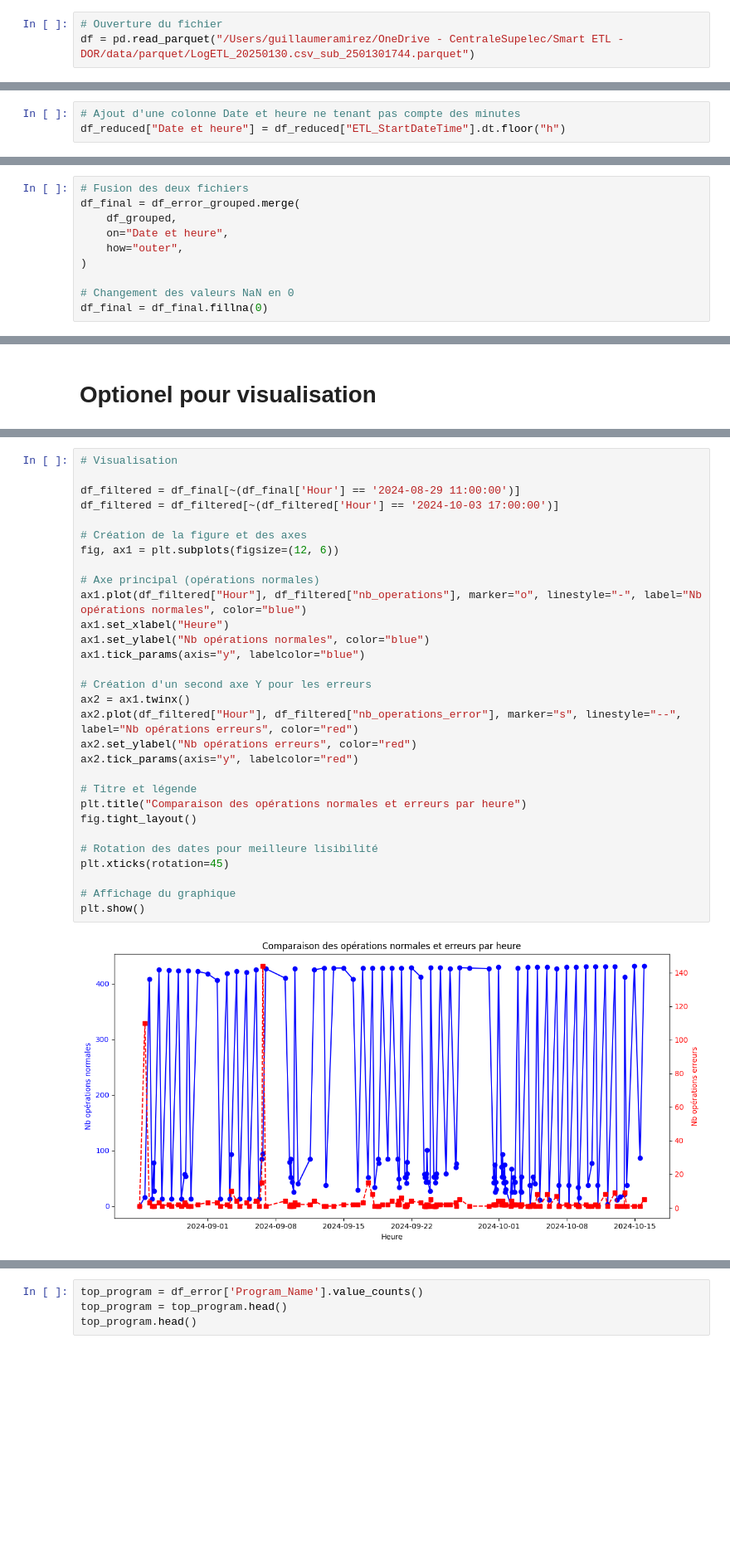
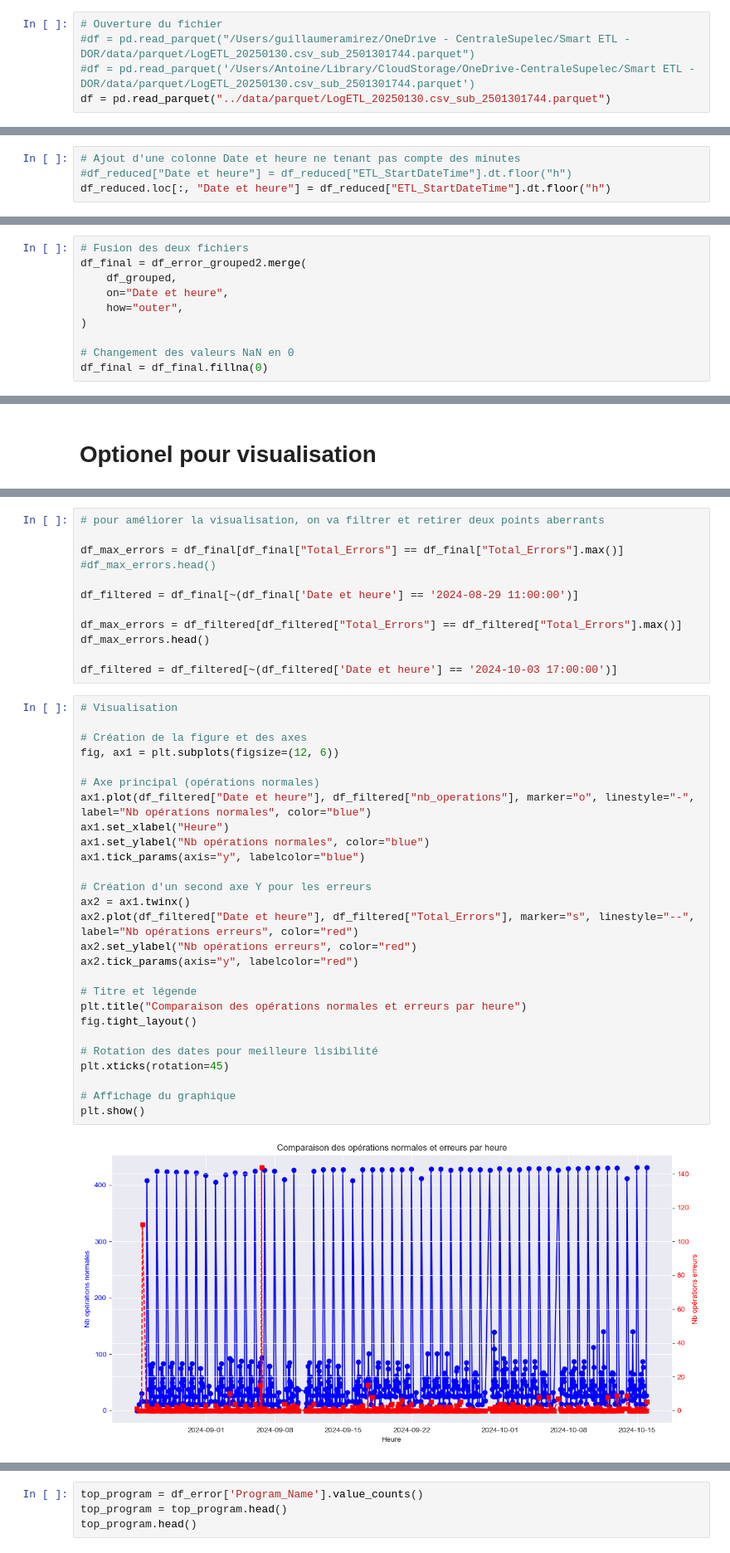
Before and after one commit to AntoineValette/projet_industriel, a Jupyter notebook: notebook/fusion_log-logerror.ipynb, the cells around one changed output, grey strips where cells are left out. Shown at 83% size. Cells and saved outputs as stored; diff of their text form; blank space fills up the shorter version.

Commit message:
vérification que tout le notebook fonctionne avec le dataset enrichi (plus de colonnes sur les erreurs). On a donc un dataset (1249, 97)

```diff
--- a/notebook/fusion_log-logerror.ipynb
+++ b/notebook/fusion_log-logerror.ipynb
@@ -345,6 +345,8 @@ Taille de resulat=false est de 0, c'est good
 # %%
 # Ouverture du fichier
-df = pd.read_parquet("/Users/guillaumeramirez/OneDrive - CentraleSupelec/Smart ETL - DOR/data/parquet/LogETL_20250130.csv_sub_2501301744.parquet")
+#df = pd.read_parquet("/Users/guillaumeramirez/OneDrive - CentraleSupelec/Smart ETL - DOR/data/parquet/LogETL_20250130.csv_sub_2501301744.parquet")
+#df = pd.read_parquet('/Users/Antoine/Library/CloudStorage/OneDrive-CentraleSupelec/Smart ETL - DOR/data/parquet/LogETL_20250130.csv_sub_2501301744.parquet')
+df = pd.read_parquet("../data/parquet/LogETL_20250130.csv_sub_2501301744.parquet")
 # %%
 df.head()
 # %% [output]
@@ -383,7 +385,8 @@ df_reduced.head()
 5 rows × 28 columns
 # %%
 # Ajout d'une colonne Date et heure ne tenant pas compte des minutes
-df_reduced["Date et heure"] = df_reduced["ETL_StartDateTime"].dt.floor("h")
+#df_reduced["Date et heure"] = df_reduced["ETL_StartDateTime"].dt.floor("h")
+df_reduced.loc[:, "Date et heure"] = df_reduced["ETL_StartDateTime"].dt.floor("h")
 # %% [output]
 A value is trying to be set on a copy of a slice from a DataFrame.
 Try using .loc[row_indexer,col_indexer] = value instead
@@ -428,7 +431,7 @@ df_grouped.shape
 ## Fusion des deux fichiers
 # %%
 # Fusion des deux fichiers
-df_final = df_error_grouped.merge(
+df_final = df_error_grouped2.merge(
     df_grouped,
     on="Date et heure",
     how="outer",
@@ -465,32 +470,41 @@ df_filtered.head()
+# %%
+# pour améliorer la visualisation, on va filtrer et retirer deux points aberrants
+
+df_max_errors = df_final[df_final["Total_Errors"] == df_final["Total_Errors"].max()]
+#df_max_errors.head()
+
+df_filtered = df_final[~(df_final['Date et heure'] == '2024-08-29 11:00:00')]
+
+df_max_errors = df_filtered[df_filtered["Total_Errors"] == df_filtered["Total_Errors"].max()]
+df_max_errors.head()
+
+df_filtered = df_filtered[~(df_filtered['Date et heure'] == '2024-10-03 17:00:00')]
 # %%
 # Visualisation
-
-df_filtered = df_final[~(df_final['Hour'] == '2024-08-29 11:00:00')]
-df_filtered = df_filtered[~(df_filtered['Hour'] == '2024-10-03 17:00:00')]
 
 # Création de la figure et des axes
 fig, ax1 = plt.subplots(figsize=(12, 6))
 
 # Axe principal (opérations normales)
-ax1.plot(df_filtered["Hour"], df_filtered["nb_operations"], marker="o", linestyle="-", label="Nb opérations normales", color="blue")
+ax1.plot(df_filtered["Date et heure"], df_filtered["nb_operations"], marker="o", linestyle="-", label="Nb opérations normales", color="blue")
 ax1.set_xlabel("Heure")
 ax1.set_ylabel("Nb opérations normales", color="blue")
 ax1.tick_params(axis="y", labelcolor="blue")
 
 # Création d'un second axe Y pour les erreurs
 ax2 = ax1.twinx()
-ax2.plot(df_filtered["Hour"], df_filtered["nb_operations_error"], marker="s", linestyle="--", label="Nb opérations erreurs", color="red")
+ax2.plot(df_filtered["Date et heure"], df_filtered["Total_Errors"], marker="s", linestyle="--", label="Nb opérations erreurs", color="red")
 ax2.set_ylabel("Nb opérations erreurs", color="red")
 ax2.tick_params(axis="y", labelcolor="red")
 
 # Titre et légende
 plt.title("Comparaison des opérations normales et erreurs par heure")
 fig.tight_layout()
 
 # Rotation des dates pour meilleure lisibilité
 plt.xticks(rotation=45)
 
 # Affichage du graphique
 plt.show()
 # %% [output]
-[figure, old version]
+[figure, new version]
```
Also changed, not shown: parts of 10 cells of this notebook.
